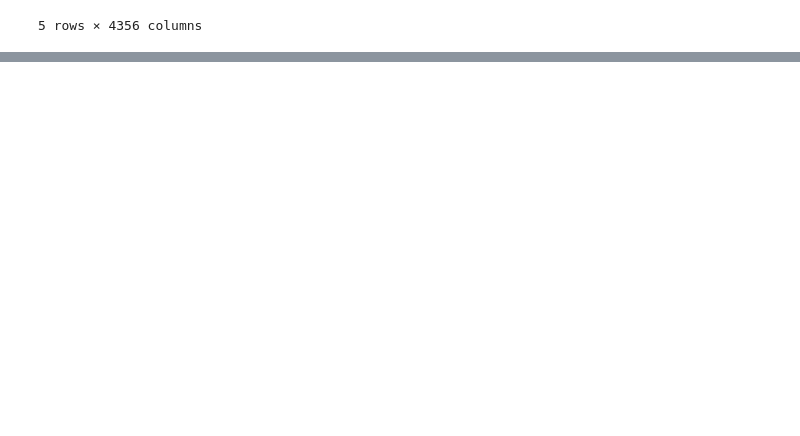
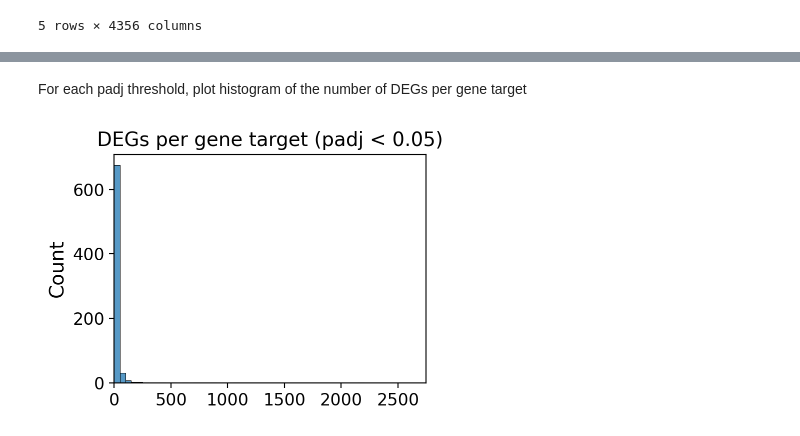
Before and after one commit to subramaniam-lab-ucsd/tf-project, a Jupyter notebook: tf_project_de_analysis_mde.ipynb, the cells around one changed output, grey strips where cells are left out. Saved outputs shown, nothing was run; the diff lists cells and outputs as text; code cells hidden in the pictures; blank space fills up the shorter version.

```diff
--- a/tf_project_de_analysis_mde.ipynb
+++ b/tf_project_de_analysis_mde.ipynb
@@ -1215,0 +1257,6 @@ DE_results_renamed.to_pickle(filepath_pkl)
+# %%
+import pandas as pd
+filepath_pkl = "/home/ranwyl/results_tf_project/DE_results_gene_targets_3chunks_ntc_gRNA_reps.pkl"
+de_results_df_gene_targets = pd.read_pickle(filepath_pkl)
+file_path = "/home/ranwyl/data_tf_project/KOLF_Pan_Genome_Alpha_CPMnorm_NTC_benchmarked.h5ad"
+adata = psp.utils.read_anndata(file_path)
@@ -1215,0 +1301,7 @@ DE_results_renamed.to_pickle(filepath_pkl)
+# %%
+gene_target_n_cells_degs_df5 = \
+    build_n_cells_degs_df(de_results_df_gene_targets, adata,
+                          target_type="gene_target", alpha=0.05)
+gene_target_n_cells_degs_df10 = \
+    build_n_cells_degs_df(de_results_df_gene_targets, adata,
+                          target_type="gene_target", alpha=0.1)
@@ -1215,0 +1342,24 @@ DE_results_renamed.to_pickle(filepath_pkl)
+# %% [markdown]
+For each padj threshold, plot histogram of the number of DEGs per gene target
+# %%
+import numpy as np
+
+def plot_degs_per_kd_histogram(n_cells_degs_df: pd.DataFrame, n_degs_str: str="n_DEGs",
+                               min_n_degs: int=0, title: str="", fig_size: tuple=(4,3),
+                               bin_width=50, xtick_width=500, xmax=None):
+    plt.figure(figsize=fig_size)
+    if xmax is None:
+        degs_xmax = max(n_cells_degs_df[n_degs_str].values)
+        xmax = ((degs_xmax // bin_width) + 1) * bin_width
+    sns.histplot(n_cells_degs_df[n_cells_degs_df[n_degs_str] >= min_n_degs][n_degs_str].values,
+                 binwidth=bin_width, binrange=(0,xmax))
+    plt.xlim(0, xmax)
+    plt.xticks(np.arange(0, xmax, xtick_width), fontsize=12)
+    plt.yticks(fontsize=12)
+    plt.grid(False)
+    plt.title(title)
+# %%
+plot_degs_per_kd_histogram(gene_target_n_cells_degs_df5, xmax=2750,
+                           title="DEGs per gene target (padj < 0.05)")
+# %% [output]
+[figure, added]
```
Also changed, not shown: parts of 55 cells of this notebook, 1 other file.
